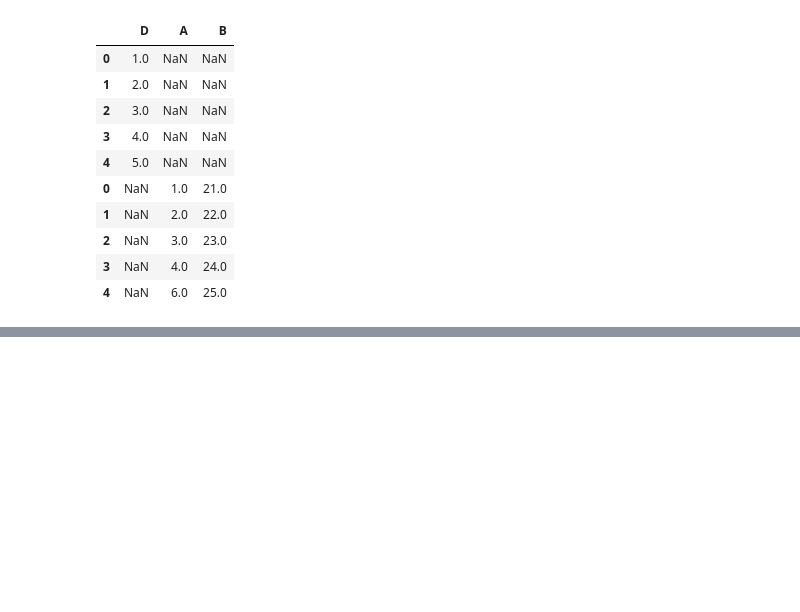
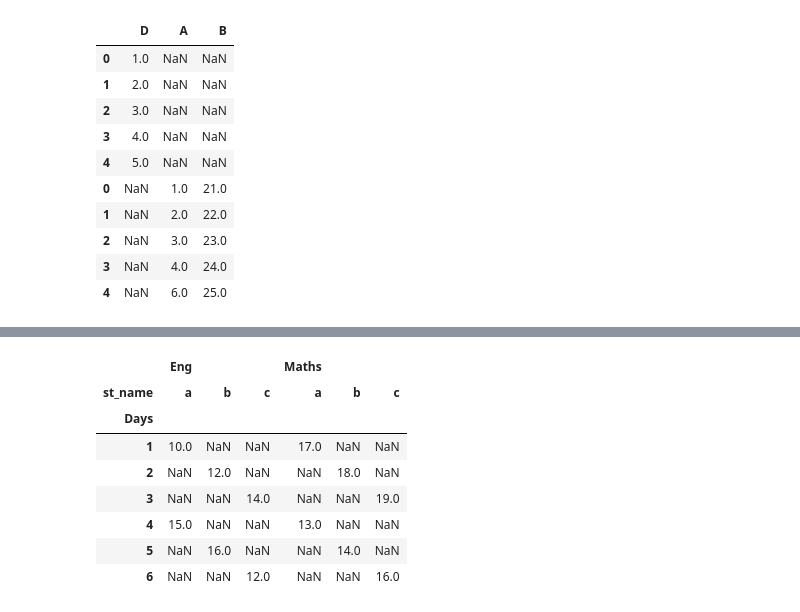
Before and after one commit to Natasha7769/PYTHON, a Jupyter notebook: Data Analysis/pandasbasics/datastructure.ipynb, the cells around one changed output, grey strips where cells are left out. Drawn from its saved outputs; the diff is of its cells as text; code cells hidden in the pictures; blank space fills up the shorter version.

```diff
--- a/Data Analysis/pandasbasics/datastructure.ipynb
+++ b/Data Analysis/pandasbasics/datastructure.ipynb
@@ -1702,0 +1974,4 @@ pd.concat([num,num1])
+# %%
+na6= pd.DataFrame({'Days':[1,2,3,4,5,6],
+                   'st_name':['a','b','c','a','b','c'],'Eng':[10,12,14,15,16,12],'Maths':[17,18,19,13,14,16]})
+na6
@@ -1702,0 +1986,12 @@ pd.concat([num,num1])
+# %%
+na6.pivot(index='Days',columns='st_name')
+# %% [output]
+|  | Eng |  |  | Maths |  |  |
+| st_name | a | b | c | a | b | c |
+| Days |  |  |  |  |  |  |
+| 1 | 10.0 | NaN | NaN | 17.0 | NaN | NaN |
+| 2 | NaN | 12.0 | NaN | NaN | 18.0 | NaN |
+| 3 | NaN | NaN | 14.0 | NaN | NaN | 19.0 |
+| 4 | 15.0 | NaN | NaN | 13.0 | NaN | NaN |
+| 5 | NaN | 16.0 | NaN | NaN | 14.0 | NaN |
+| 6 | NaN | NaN | 12.0 | NaN | NaN | 16.0 |
```
Also changed, not shown: parts of 32 cells of this notebook.
